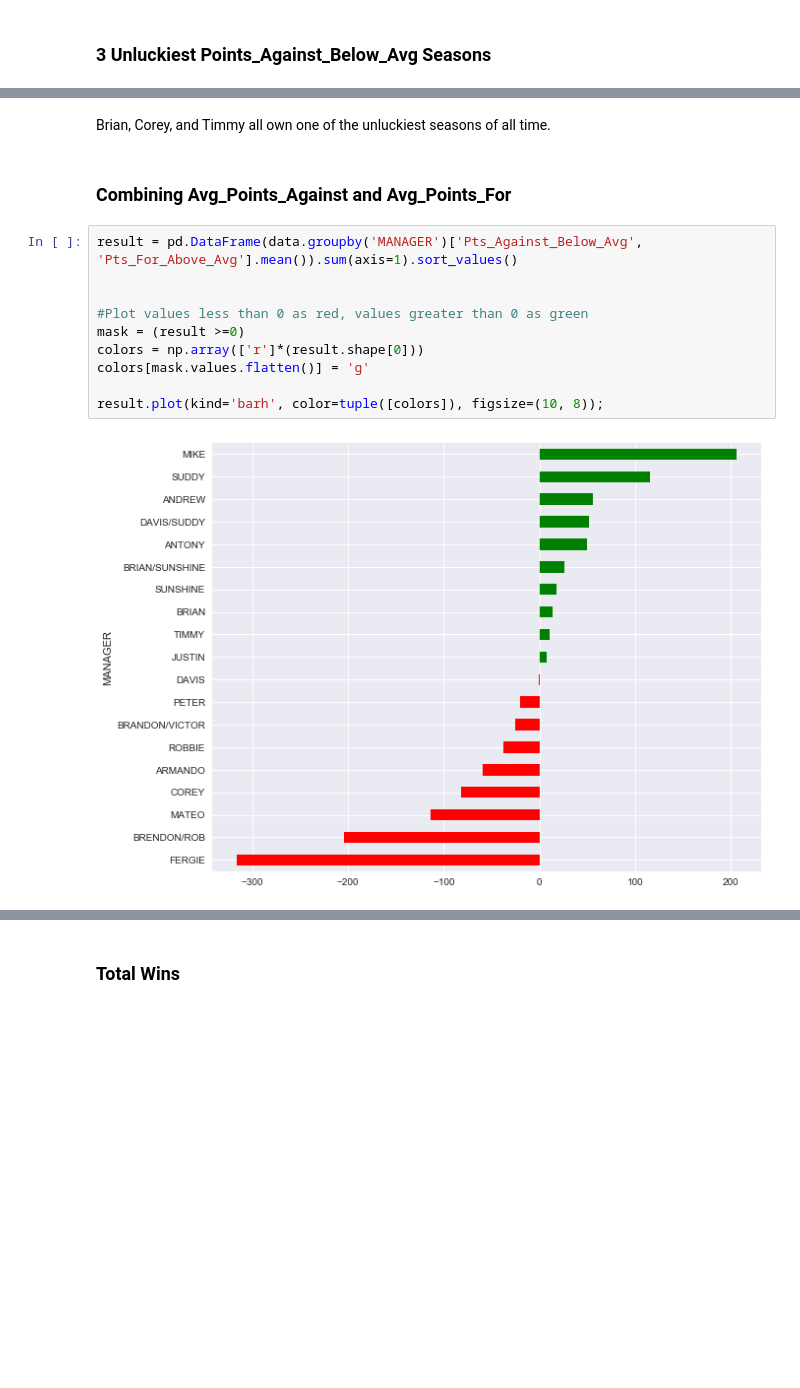
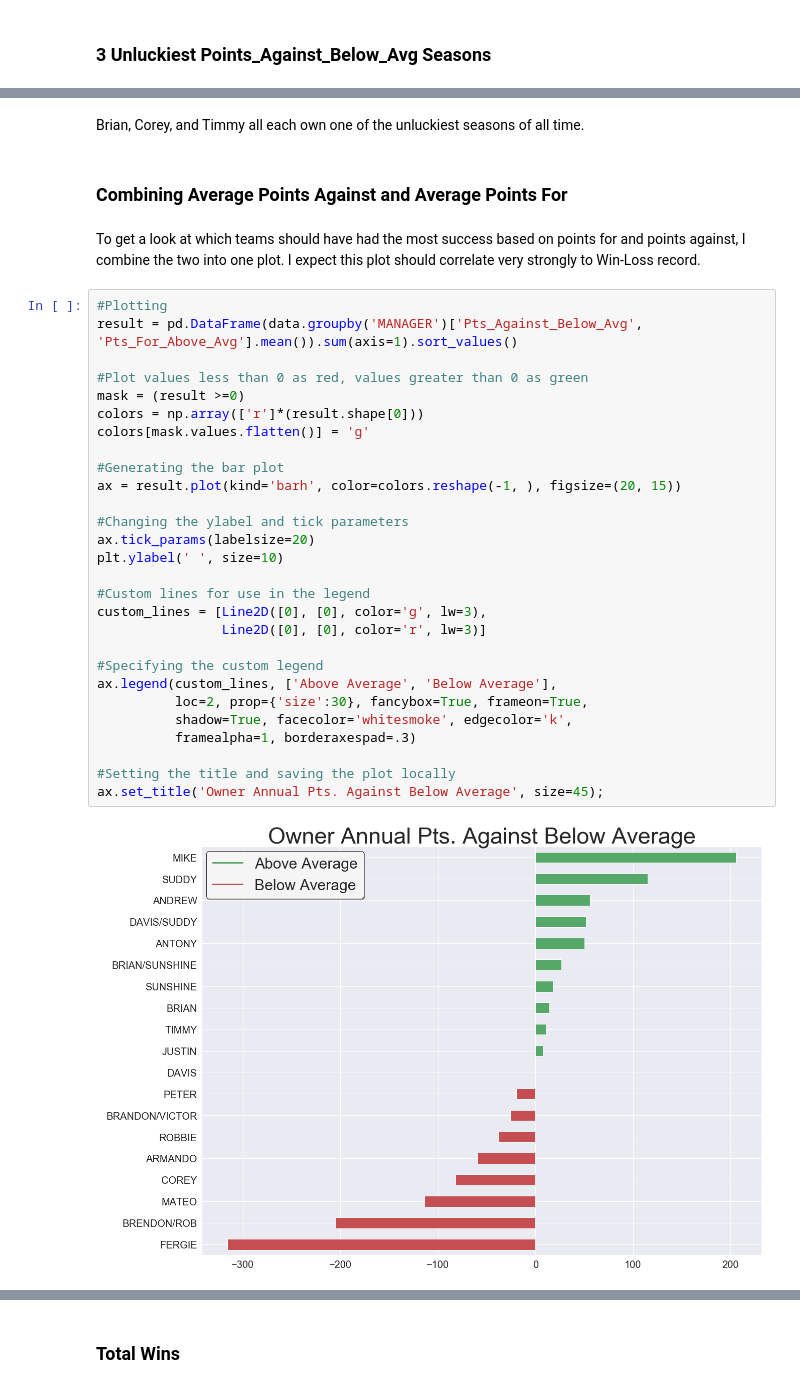
Before and after one commit to mikestef235/FF_owners, a Jupyter notebook: iPython_Notebooks/2018-2019 EOY Owner Rankings.ipynb, the cells around one changed output, grey strips where cells are left out. Saved outputs shown, nothing was run; the diff lists cells and outputs as text; blank space fills up the shorter version.

```diff
--- a/iPython_Notebooks/2018-2019 EOY Owner Rankings.ipynb
+++ b/iPython_Notebooks/2018-2019 EOY Owner Rankings.ipynb
@@ -114,16 +170,36 @@ data.sort_values('Pts_Against_Below_Avg')[:3]
 # %% [markdown]
-Brian, Corey, and Timmy all own one of the unluckiest seasons of all time.
+Brian, Corey, and Timmy all each own one of the unluckiest seasons of all time.
-# %% [markdown]
-### Combining Avg_Points_Against and Avg_Points_For
+# %% [markdown]
+### Combining Average Points Against and Average Points For
+# %% [markdown]
+To get a look at which teams should have had the most success based on points for and points against, I combine the two into one plot. I expect this plot should correlate very strongly to Win-Loss record.
 # %%
+#Plotting
 result = pd.DataFrame(data.groupby('MANAGER')['Pts_Against_Below_Avg', 'Pts_For_Above_Avg'].mean()).sum(axis=1).sort_values()
-
 
 #Plot values less than 0 as red, values greater than 0 as green
 mask = (result >=0)
 colors = np.array(['r']*(result.shape[0]))
 colors[mask.values.flatten()] = 'g'
 
-result.plot(kind='barh', color=tuple([colors]), figsize=(10, 8));
+#Generating the bar plot
+ax = result.plot(kind='barh', color=colors.reshape(-1, ), figsize=(20, 15))
+
+#Changing the ylabel and tick parameters
+ax.tick_params(labelsize=20)
+plt.ylabel(' ', size=10)
+
+#Custom lines for use in the legend
+custom_lines = [Line2D([0], [0], color='g', lw=3),
+                Line2D([0], [0], color='r', lw=3)]
+
+#Specifying the custom legend
+ax.legend(custom_lines, ['Above Average', 'Below Average'],
+          loc=2, prop={'size':30}, fancybox=True, frameon=True,
+          shadow=True, facecolor='whitesmoke', edgecolor='k',
+          framealpha=1, borderaxespad=.3)
+
+#Setting the title and saving the plot locally
+ax.set_title('Owner Annual Pts. Against Below Average', size=45);
 # %% [output]
-[figure, old version]
+[figure, new version]
```
Also changed, not shown: parts of 74 cells of this notebook.
